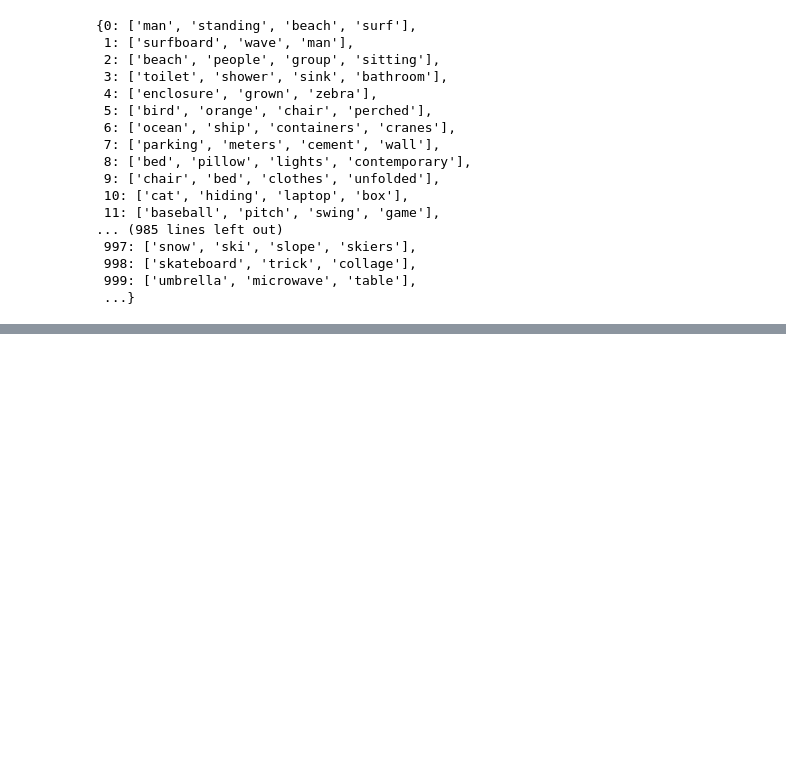
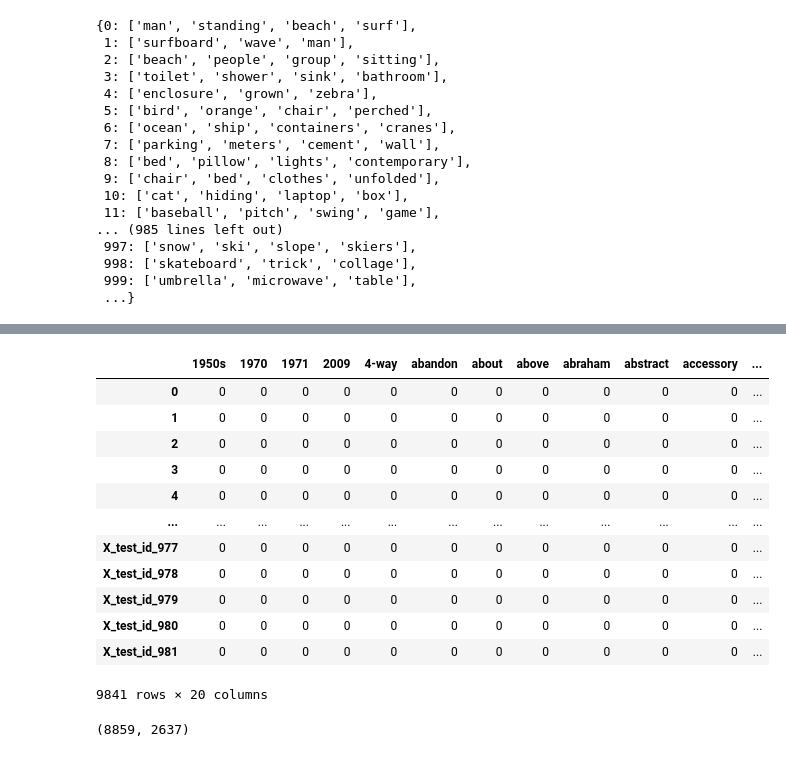
Before and after one commit to nik-bond/MindSee, a Jupyter notebook: model/ChatGPT_output_processing.ipynb, the cells around one changed output, grey strips where cells are left out. Saved outputs shown, nothing was run; the diff lists cells and outputs as text; code cells hidden in the pictures; blank space fills up the shorter version.

```diff
--- a/model/ChatGPT_output_processing.ipynb
+++ b/model/ChatGPT_output_processing.ipynb
@@ -98,0 +715,18 @@ len(X_train_output_words_list)
+# %%
+y_dataframe.drop(y_dataframe.columns[0], axis=1, inplace=True)
+# %%
+y_dataframe.iloc[:, : 20]
+# %% [output]
+|  | 1950s | 1970 | 1971 | 2009 | 4-way | abandon | about | above | abraham | abstract | accessory | ... |
+| 0 | 0 | 0 | 0 | 0 | 0 | 0 | 0 | 0 | 0 | 0 | 0 | ... |
+| 1 | 0 | 0 | 0 | 0 | 0 | 0 | 0 | 0 | 0 | 0 | 0 | ... |
+| 2 | 0 | 0 | 0 | 0 | 0 | 0 | 0 | 0 | 0 | 0 | 0 | ... |
+| 3 | 0 | 0 | 0 | 0 | 0 | 0 | 0 | 0 | 0 | 0 | 0 | ... |
+| 4 | 0 | 0 | 0 | 0 | 0 | 0 | 0 | 0 | 0 | 0 | 0 | ... |
+| ... | ... | ... | ... | ... | ... | ... | ... | ... | ... | ... | ... | ... |
+| X_test_id_977 | 0 | 0 | 0 | 0 | 0 | 0 | 0 | 0 | 0 | 0 | 0 | ... |
+| X_test_id_978 | 0 | 0 | 0 | 0 | 0 | 0 | 0 | 0 | 0 | 0 | 0 | ... |
+| X_test_id_979 | 0 | 0 | 0 | 0 | 0 | 0 | 0 | 0 | 0 | 0 | 0 | ... |
+| X_test_id_980 | 0 | 0 | 0 | 0 | 0 | 0 | 0 | 0 | 0 | 0 | 0 | ... |
+| X_test_id_981 | 0 | 0 | 0 | 0 | 0 | 0 | 0 | 0 | 0 | 0 | 0 | ... |
+9841 rows × 20 columns
@@ -98,0 +737,4 @@ len(X_train_output_words_list)
+# %%
+y_train.shape
+# %% [output]
+(8859, 2637)
```
Also changed, not shown: parts of 112 cells of this notebook, 3 other files.
